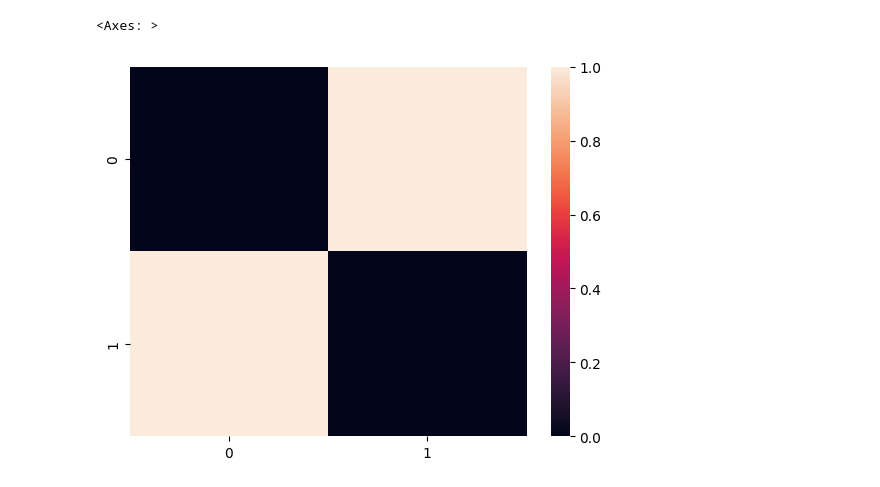
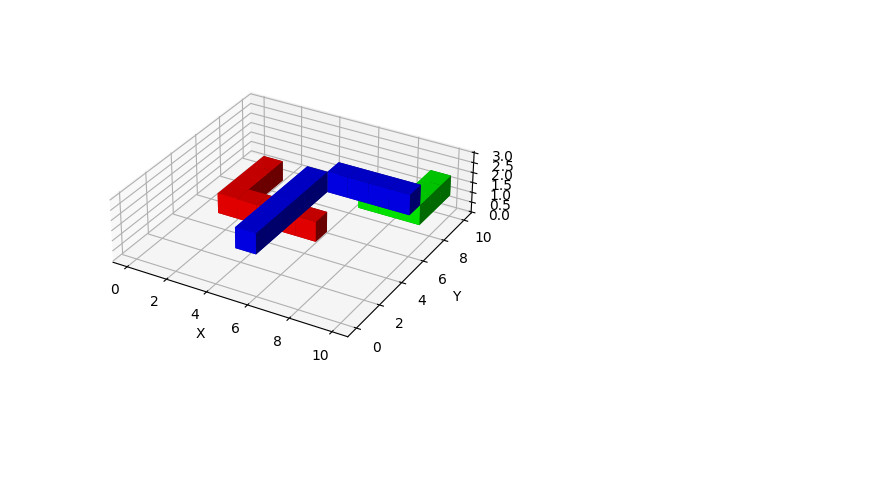
Before and after one commit to SalonikResch/SRlib, a Jupyter notebook: machineLearning/convolutionExample.ipynb, the cells around one changed output. Drawn from its saved outputs; the diff is of its cells as text; code cells hidden in the pictures; blank space fills up the shorter version.

```diff
--- a/machineLearning/convolutionExample.ipynb
+++ b/machineLearning/convolutionExample.ipynb
@@ -21,7 +48,17 @@ sb.heatmap(image)
-# %%
-# Visualize the filter
-sb.heatmap(f)
-# %% [output]
-<Axes: >
-[figure, removed]
+# %%
+# Visualize the image
+X, Y, Z = np.indices((11, 11, 4))
+
+# and plot everything
+ax = plt.figure().add_subplot(projection='3d')
+ax.voxels(X, Y, Z, image,
+          facecolors=color,
+          #edgecolors=np.clip(2*colors - 0.5, 0, 1),  # brighter
+          linewidth=0.5)
+ax.set(xlabel='X', ylabel='Y', zlabel='Z')
+ax.set_aspect('equal')
+
+plt.show()
+# %% [output]
+[figure, added]
 # %%
```
Also changed, not shown: parts of 6 cells of this notebook.
